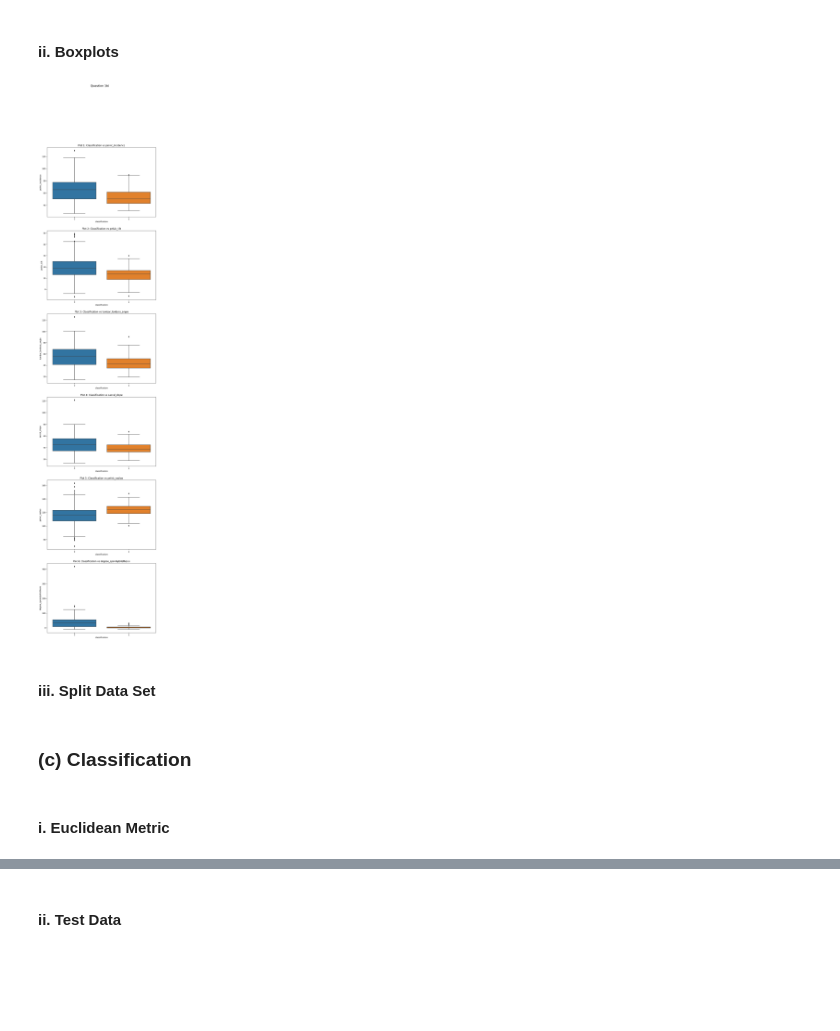
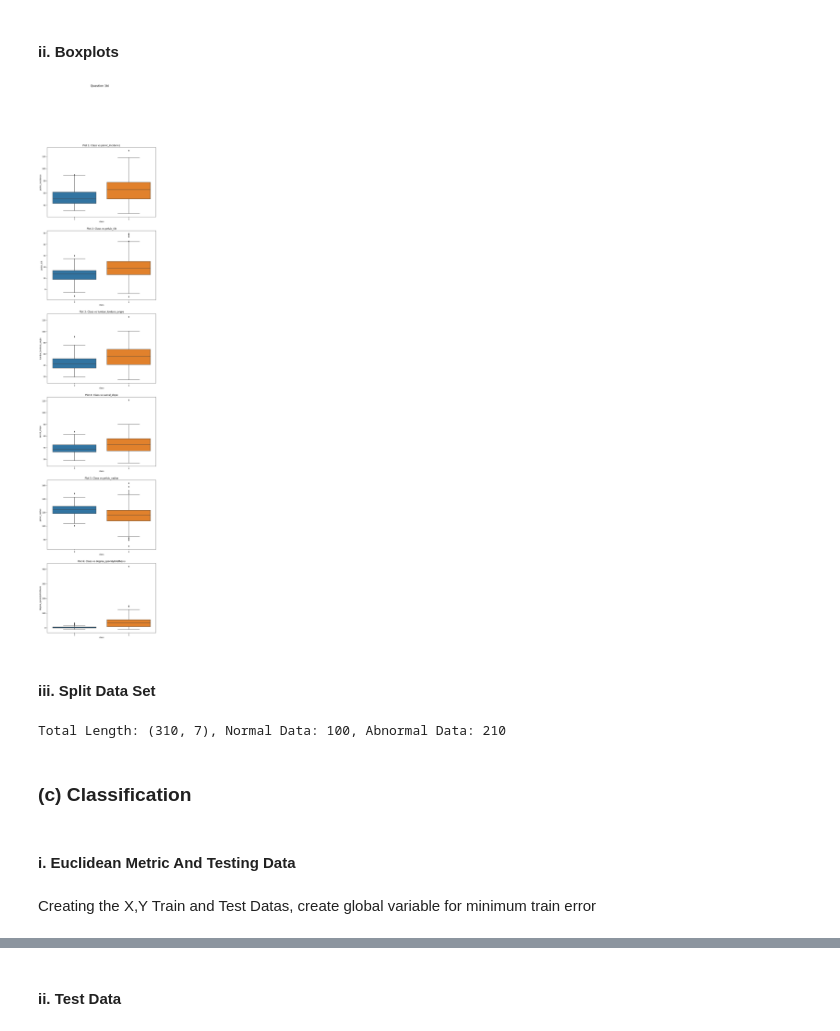
Before and after one commit to dattpatel99/DSCI_552, a Jupyter notebook: notebook/Patel_Datt_HW1.ipynb, the cells around one changed output, grey strips where cells are left out. Cells and saved outputs as stored; diff of their text form; code cells hidden in the pictures; blank space fills up the shorter version.

```diff
--- a/notebook/Patel_Datt_HW1.ipynb
+++ b/notebook/Patel_Datt_HW1.ipynb
@@ -18,7 +20,7 @@ Get the Vertebral Column Data Set
 file_data = arff.load(open('../data/vertebral_column_data/column_2C_weka.arff'))
 features = [x[0] for x in file_data['attributes']]
 df = pd.DataFrame(data = file_data['data'], columns = features) # Creating the dataframe
-df['classification'] = df['class'].map({'Normal':1,'Abnormal':0}) # altering values of class to 1 and 0 and adding a new column for it
+df['class'] = df['class'].map({'Normal':0,'Abnormal':1}) # altering values of class to 1 and 0 and adding a new column for it
 # %% [markdown]
 ### (b) Pre-Processing and Exploratory Data Analysis
 # %% [markdown]
@@ -33,27 +35,32 @@ sns.pairplot(df, hue='classification')
 # %%
 # pelvic_incidence, pelvic_tilt, lumbar_lordosis_angle, sacral_slope, pelvic_radius, degree_spondylolisthesis
 fig, axs = plt.subplots(nrows=6,ncols=1,figsize=(10,45))
 
 # Title for the entire plot
 fig.suptitle("Question 1bi",fontsize=15)
 
 for i in range(0, 6):
-    sns.boxplot(df, x='classification',y=features[i], ax= axs[i])
-    axs[i].set_title("Plot {}: Classification vs {}".format(i+1, features[i]))
+    sns.boxplot(df, x='class',y=features[i], ax= axs[i])
+    axs[i].set_title("Plot {}: Class vs {}".format(i+1, features[i]))
 # %% [output]
-[figure, old version]
+[figure, new version]
 # %% [markdown]
 #### iii. Split Data Set
 # %%
 # Filtering data as per classification value
-data_nor, data_ab = df[df['classification'] == 1], df[df['classification'] == 0]
+data_nor, data_ab = df[df['class'] == 0], df[df['class'] == 1]
+print("Total Length: {}, Normal Data: {}, Abnormal Data: {}".format(df.shape,len(data_nor), len(data_ab)))
 # Randomly shuffling data
 data_nor = data_nor.sample(frac=1)
 data_ab = data_ab.sample(frac=1)
 # Splitting the data
-train_d = pd.concat([data_nor[:140],data_ab[:70]],axis=0)
-test_d =  pd.concat([data_nor[140:],data_ab[70:]], axis=0)
+train_d = pd.concat([data_nor[0:70],data_ab[0:140]],axis=0)
+test_d = df[~df.index.isin(train_d.index.values)]
+# %% [output]
+Total Length: (310, 7), Normal Data: 100, Abnormal Data: 210
 # %% [markdown]
 ### (c) Classification
 # %% [markdown]
-#### i. Euclidean Metric
+#### i. Euclidean Metric And Testing Data
+# %% [markdown]
+Creating the X,Y Train and Test Datas, create global variable for minimum train error
```
Also changed, not shown: parts of 15 cells of this notebook, 2 other files.
